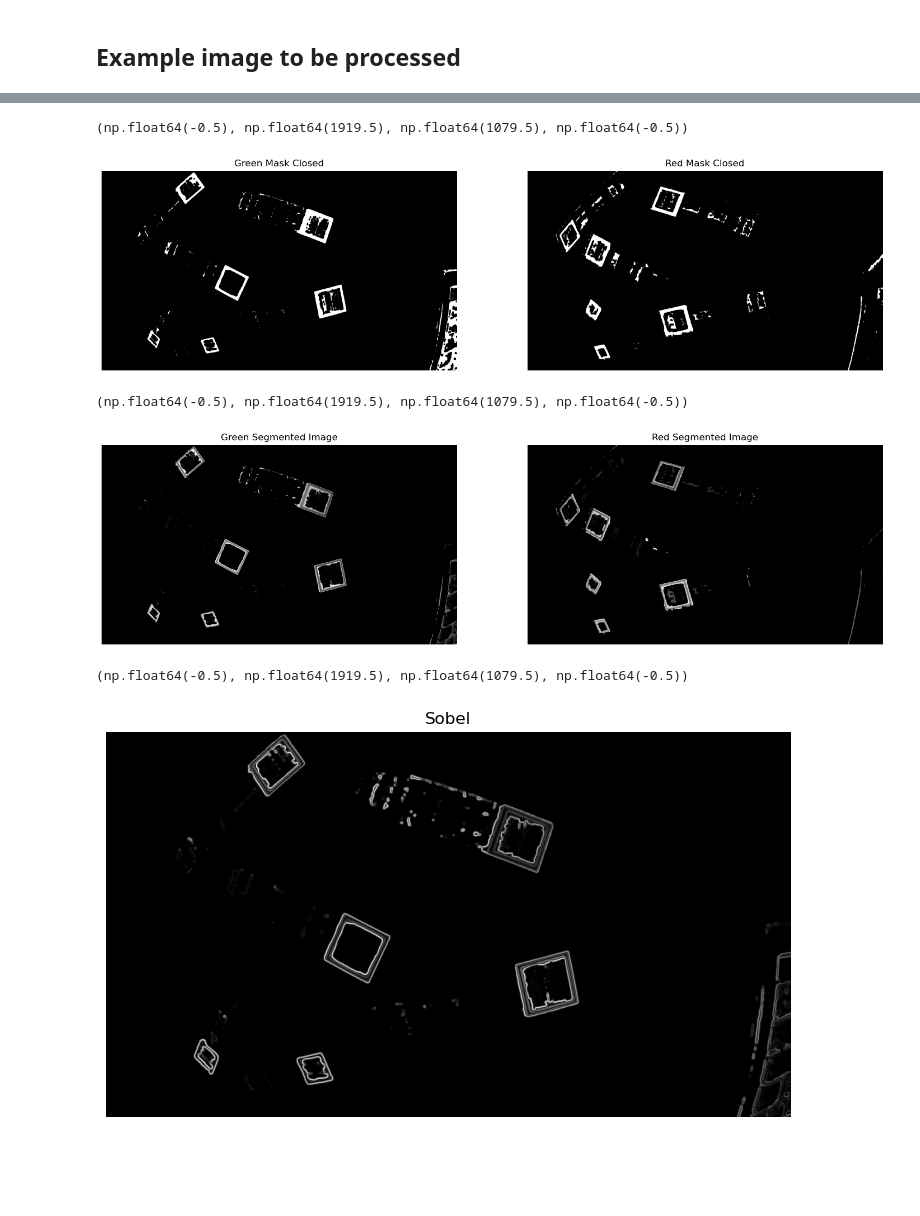
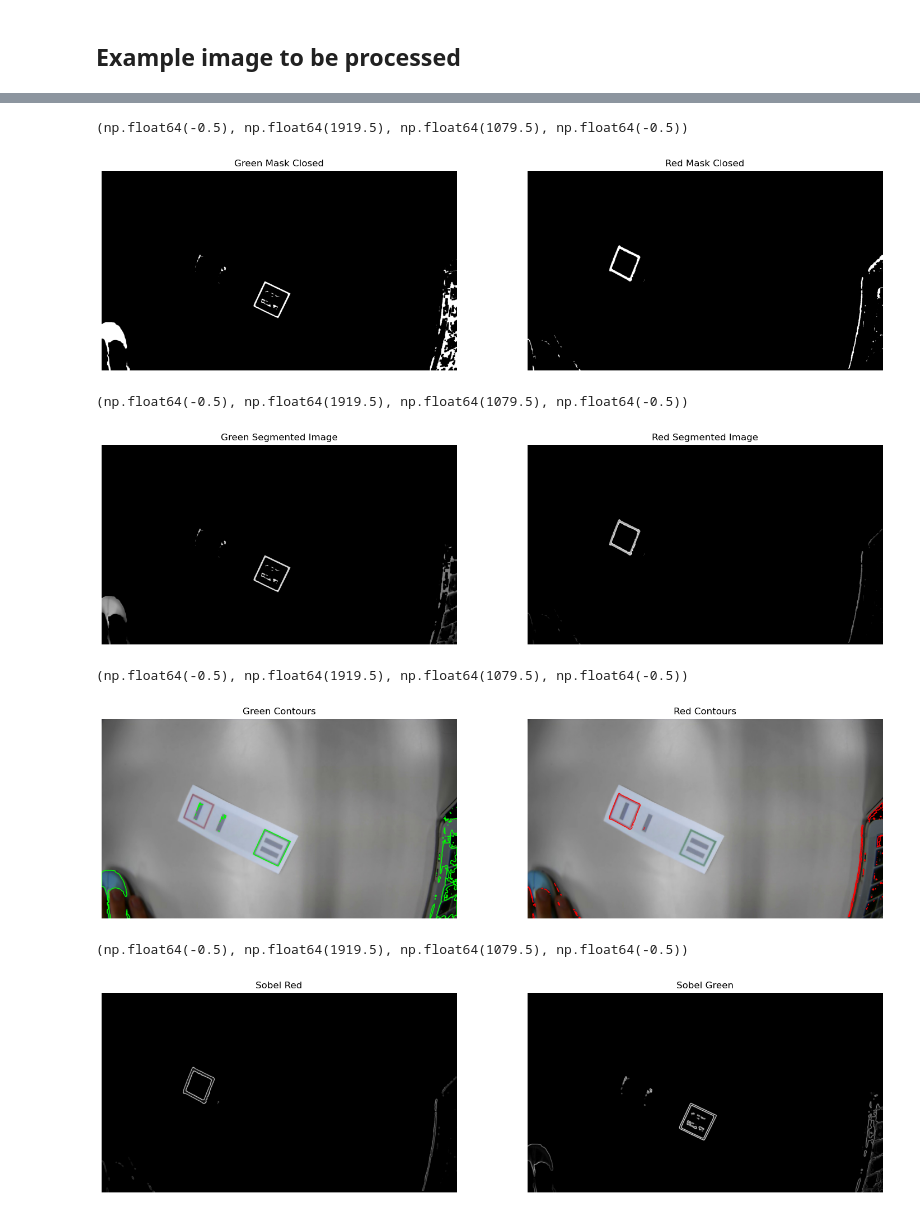
Before and after one commit to miguelable/openCV_basics, a Jupyter notebook: Practices/practice_2.ipynb, the cells around one changed output, grey strips where cells are left out. Saved outputs shown, nothing was run; the diff lists cells and outputs as text; code cells hidden in the pictures; blank space fills up the shorter version.

Commit message:
try with other images

```diff
--- a/Practices/practice_2.ipynb
+++ b/Practices/practice_2.ipynb
@@ -14,7 +14,7 @@ from IPython.display import Image
 ## Example image to be processed
 # %%
 # Load the image
-image = cv2.imread("mix_G1_64.jpg")
+image = cv2.imread("1103_G1_14.jpg")
 image = cv2.cvtColor(image, cv2.COLOR_BGR2RGB)
 
 # Display the image
@@ -177,7 +177,7 @@ plt.subplot(1, 2, 1) ; plt.imshow(mask_green_closed, cmap='gray') ; plt.title('G
 plt.subplot(1, 2, 2) ; plt.imshow(mask_red_closed, cmap='gray') ; plt.title('Red Mask Closed') ; plt.axis('off')
 # %% [output]
 (np.float64(-0.5), np.float64(1919.5), np.float64(1079.5), np.float64(-0.5))
-[figure, old version]
+[figure, new version]
 # %%
 # Aplicar las máscaras a la imagen en escala de grises
 segmented_red = cv2.bitwise_and(gray, gray, mask=mask_red_closed)
@@ -189,21 +189,48 @@ plt.subplot(1, 2, 1) ; plt.imshow(segmented_green, cmap='gray') ; plt.title('Gre
 plt.subplot(1, 2, 2) ; plt.imshow(segmented_red, cmap='gray') ; plt.title('Red Segmented Image') ; plt.axis('off')
 # %% [output]
 (np.float64(-0.5), np.float64(1919.5), np.float64(1079.5), np.float64(-0.5))
-[figure, old version]
+[figure, new version]
+# %%
+# Find countours using canny
+## Find the contours in the segmented images using the Canny edge detector.
+
+contours_green, hierarchy = cv2.findContours(mask_green_closed, cv2.RETR_EXTERNAL, cv2.CHAIN_APPROX_SIMPLE)
+contours_red, hierarchy = cv2.findContours(mask_red_closed, cv2.RETR_EXTERNAL, cv2.CHAIN_APPROX_SIMPLE)
+
+# Draw the contours on the image
+contours_green_canny = np.copy(image)
+contours_red_canny = np.copy(image)
+
+cv2.drawContours(contours_green_canny, contours_green, -1, (0, 255, 0), 3)
+cv2.drawContours(contours_red_canny, contours_red, -1, (255, 0, 0), 3)
+
+# Display the images with the contours
+plt.figure(figsize=[18, 5])
+plt.subplot(1, 2, 1) ; plt.imshow(contours_green_canny) ; plt.title('Green Contours') ; plt.axis('off')
+plt.subplot(1, 2, 2) ; plt.imshow(contours_red_canny) ; plt.title('Red Contours') ; plt.axis('off')
+# %% [output]
+(np.float64(-0.5), np.float64(1919.5), np.float64(1079.5), np.float64(-0.5))
+[figure, added]
 # %%
 # Sobel filter the image.
 ## Apply the Sobel filter to the image. The Sobel filter is used to find the edges in an image.
+img_green_sobel_x = cv2.Sobel(segmented_green, cv2.CV_64F, 1, 0, ksize=11) # ksize is the kernel size
+img_green_sobel_y = cv2.Sobel(segmented_green, cv2.CV_64F, 0, 1, ksize=11)
+img_green_sobel = np.sqrt(img_green_sobel_x**2 + img_green_sobel_y**2)
+img_green_sobel = cv2.normalize(img_green_sobel, None, 0, 255, cv2.NORM_MINMAX, cv2.CV_8U)
 
-img_rgb_sobel_x = cv2.Sobel(segmented_green, cv2.CV_64F, 1, 0, ksize=11) # ksize is the kernel size
-img_rgb_sobel_y = cv2.Sobel(segmented_green, cv2.CV_64F, 0, 1, ksize=11)
-img_rgb_sobel = np.sqrt(img_rgb_sobel_x**2 + img_rgb_sobel_y**2)
-img_rgb_sobel = cv2.normalize(img_rgb_sobel, None, 0, 255, cv2.NORM_MINMAX, cv2.CV_8U)
+img_red_sobel_x = cv2.Sobel(segmented_red, cv2.CV_64F, 1, 0, ksize=11) # ksize is the kernel size
+img_red_sobel_y = cv2.Sobel(segmented_red, cv2.CV_64F, 0, 1, ksize=11)
+img_red_sobel = np.sqrt(img_red_sobel_x**2 + img_red_sobel_y**2)
+img_red_sobel = cv2.normalize(img_red_sobel, None, 0, 255, cv2.NORM_MINMAX, cv2.CV_8U)
+
 
 # Display the sobel image
 plt.figure(figsize=[18, 5])
-plt.imshow(img_rgb_sobel, cmap='gray'), plt.title('Sobel') ; plt.axis('off')
+plt.subplot(1, 2, 1) ; plt.imshow(img_red_sobel, cmap='gray'), plt.title('Sobel Red') ; plt.axis('off')
+plt.subplot(1, 2, 2) ; plt.imshow(img_green_sobel, cmap='gray'), plt.title('Sobel Green') ; plt.axis('off')
 # %% [output]
 (np.float64(-0.5), np.float64(1919.5), np.float64(1079.5), np.float64(-0.5))
-[figure, old version]
+[figure, new version]
 # %%
 # Find the contours in the segmented images
```
Also changed, not shown: parts of 17 cells of this notebook, 6 other files.
